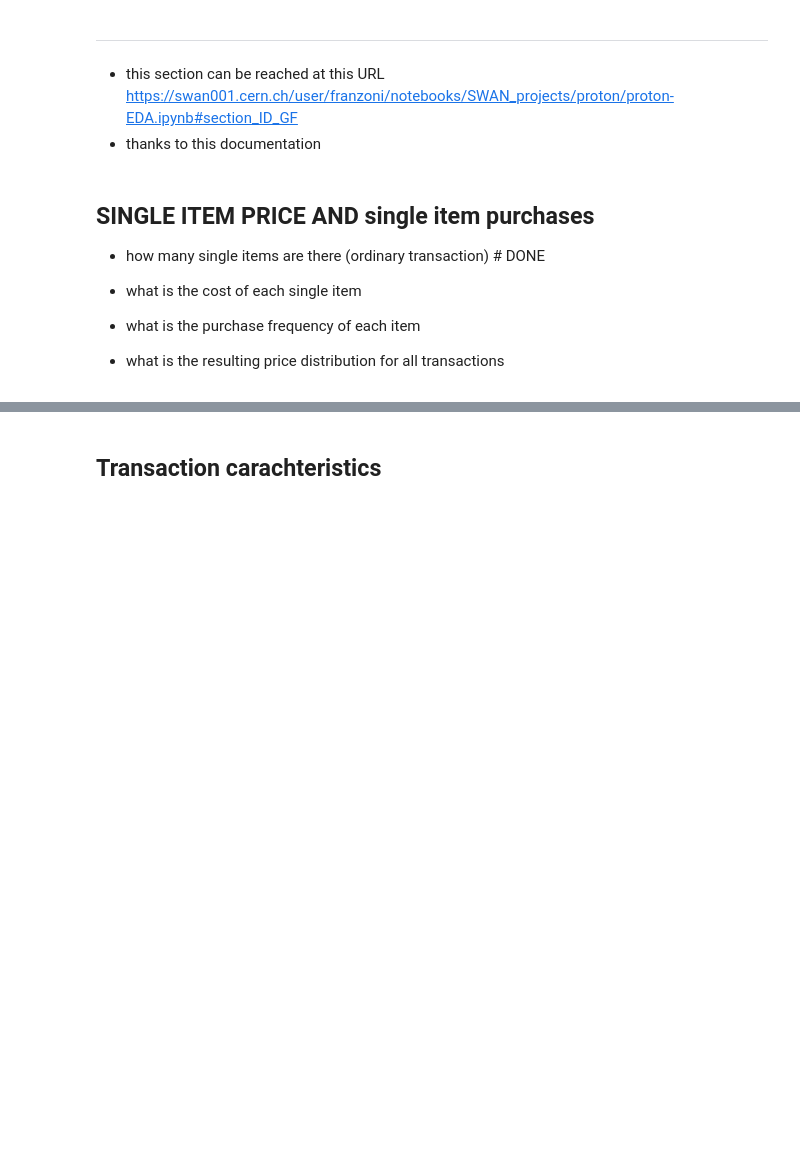
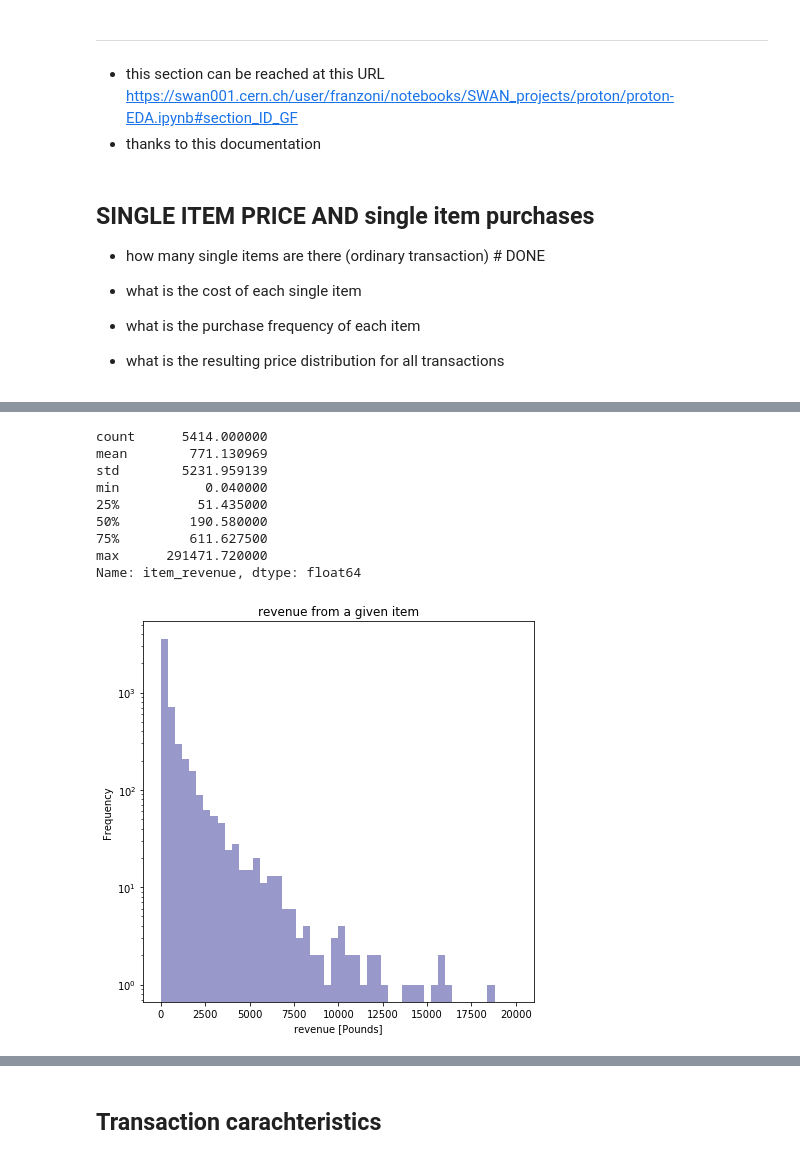
Before and after one commit to franzoni/proton-Hands-on_task_Senior_Data_Scientist, a Jupyter notebook: proton-EDA.ipynb, the cells around one changed output, grey strips where cells are left out. Drawn from its saved outputs; the diff is of its cells as text; code cells hidden in the pictures; blank space fills up the shorter version.

```diff
--- a/proton-EDA.ipynb
+++ b/proton-EDA.ipynb
@@ -290,7 +400,7 @@ df_items = df.loc[ df.IsOrdinaryItem==1 ].groupby('Description')        \
                                     .rename(columns={"sum": "item_revenue","len":"item_num"})
 
 # this is an indication of the spread of the price of a given item
-df_items['percentile_7525'] = df_items['percentile_75'] / df_items['percentile_25']
-df_items['percentile_9010'] = df_items['percentile_90'] / df_items['percentile_10']
+df_items['percentile_ratio_7525'] = df_items['percentile_75'] / df_items['percentile_25']
+df_items['percentile_ratio_9010'] = df_items['percentile_90'] / df_items['percentile_10']
 
 df_items.loc[ df_items['item_revenue']>10000  ].sort_values(by=['item_revenue'],ascending=False)
@@ -297,11 +427,23 @@ df_items.loc[ df_items['item_revenue']>10000  ].sort_values(by=['item_revenue'],
 # %%
 # how much money has been made with each given item
 # excluding the top three values which are not purchasable items
 tit='revenue from a given item'
 r  = (0,20000)
 df_items['item_revenue'].plot(kind='hist',logy=True,title=tit,bins=50 \
      ,colormap='terrain',alpha=0.5,range=r,figsize=(7,7))
 plt.xlabel('revenue [Pounds]')
+df_items['item_revenue'].describe()
+# %% [output]
+count      5414.000000
+mean        771.130969
+std        5231.959139
+min           0.040000
+25%          51.435000
+50%         190.580000
+75%         611.627500
+max      291471.720000
+Name: item_revenue, dtype: float64
+[figure, added]
 # %%
 # how many times has each item been sold ?
 tit='Popularity: num of sales per item'
```
Also changed, not shown: parts of 55 cells of this notebook, 2 other files.
